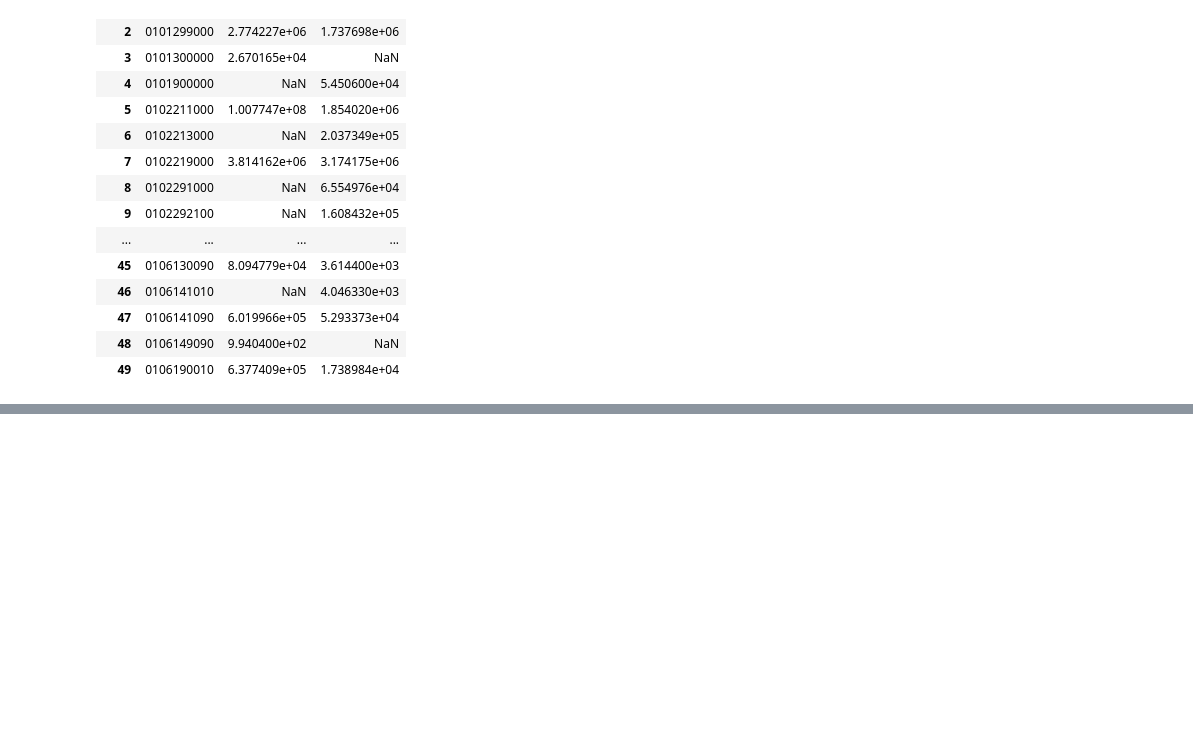
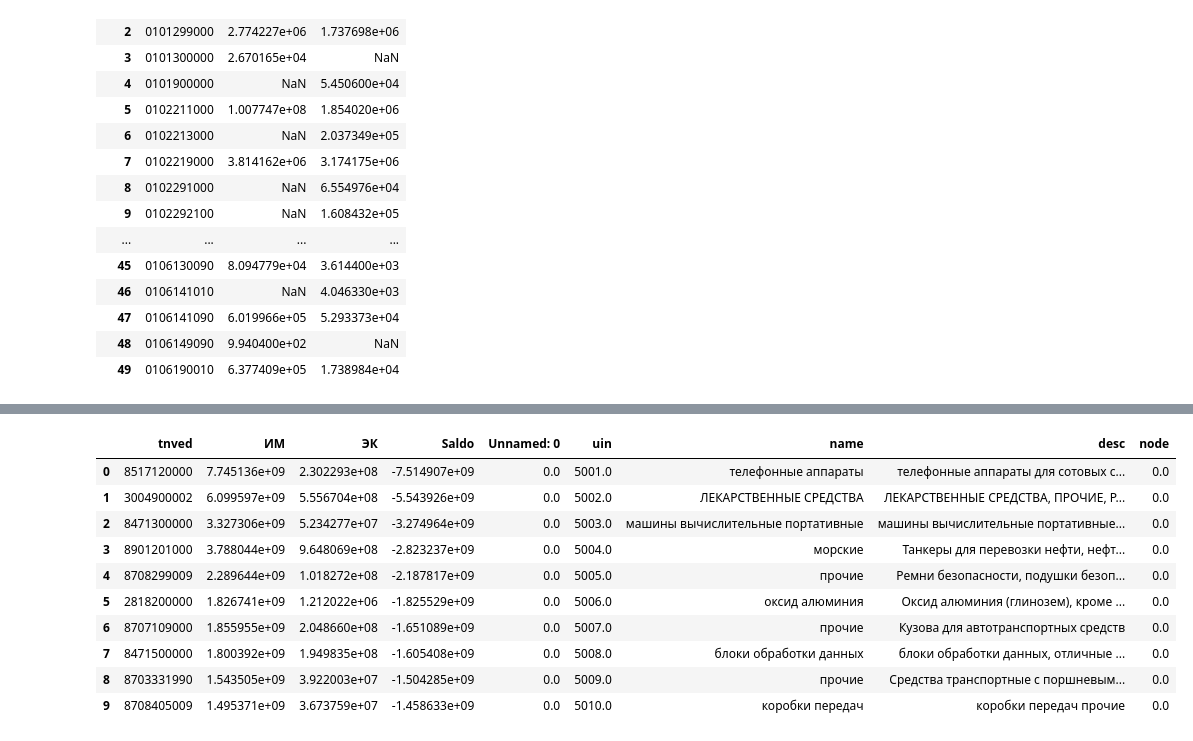
Before and after one commit to yana-sp/Agent07_hackathon2022, a Jupyter notebook: Хакатон 2022.ipynb, the cells around one changed output, grey strips where cells are left out. Cells and saved outputs as stored; diff of their text form; code cells hidden in the pictures; blank space fills up the shorter version.

```diff
--- a/Хакатон 2022.ipynb
+++ b/Хакатон 2022.ipynb
@@ -174,0 +191,18 @@ df2.to_csv('dataframe_saldo.csv')
+# %%
+tnvd_names['tnved'] = tnvd_names['tnved'].astype(str)
+# %%
+tnvd_with_names = pd.merge(df2, tnvd_names, how = 'left', on = 'tnved')
+
+tnvd_with_names.head(10)
+# %% [output]
+|  | tnved | ИМ | ЭК | Saldo | Unnamed: 0 | uin | name | desc | node |
+| 0 | 8517120000 | 7.745136e+09 | 2.302293e+08 | -7.514907e+09 | 0.0 | 5001.0 | телефонные аппараты | телефонные аппараты для сотовых с... | 0.0 |
+| 1 | 3004900002 | 6.099597e+09 | 5.556704e+08 | -5.543926e+09 | 0.0 | 5002.0 | ЛЕКАРСТВЕННЫЕ СРЕДСТВА | ЛЕКАРСТВЕННЫЕ СРЕДСТВА, ПРОЧИЕ, Р... | 0.0 |
+| 2 | 8471300000 | 3.327306e+09 | 5.234277e+07 | -3.274964e+09 | 0.0 | 5003.0 | машины вычислительные портативные | машины вычислительные портативные... | 0.0 |
+| 3 | 8901201000 | 3.788044e+09 | 9.648069e+08 | -2.823237e+09 | 0.0 | 5004.0 | морские | Танкеры для перевозки нефти, нефт... | 0.0 |
+| 4 | 8708299009 | 2.289644e+09 | 1.018272e+08 | -2.187817e+09 | 0.0 | 5005.0 | прочие | Ремни безопасности, подушки безоп... | 0.0 |
+| 5 | 2818200000 | 1.826741e+09 | 1.212022e+06 | -1.825529e+09 | 0.0 | 5006.0 | оксид алюминия | Оксид алюминия (глинозем), кроме ... | 0.0 |
+| 6 | 8707109000 | 1.855955e+09 | 2.048660e+08 | -1.651089e+09 | 0.0 | 5007.0 | прочие | Кузова для автотранспортных средств | 0.0 |
+| 7 | 8471500000 | 1.800392e+09 | 1.949835e+08 | -1.605408e+09 | 0.0 | 5008.0 | блоки обработки данных | блоки обработки данных, отличные ... | 0.0 |
+| 8 | 8703331990 | 1.543505e+09 | 3.922003e+07 | -1.504285e+09 | 0.0 | 5009.0 | прочие | Средства транспортные с поршневым... | 0.0 |
+| 9 | 8708405009 | 1.495371e+09 | 3.673759e+07 | -1.458633e+09 | 0.0 | 5010.0 | коробки передач | коробки передач прочие | 0.0 |
```
Also changed, not shown: parts of 6 cells of this notebook.
